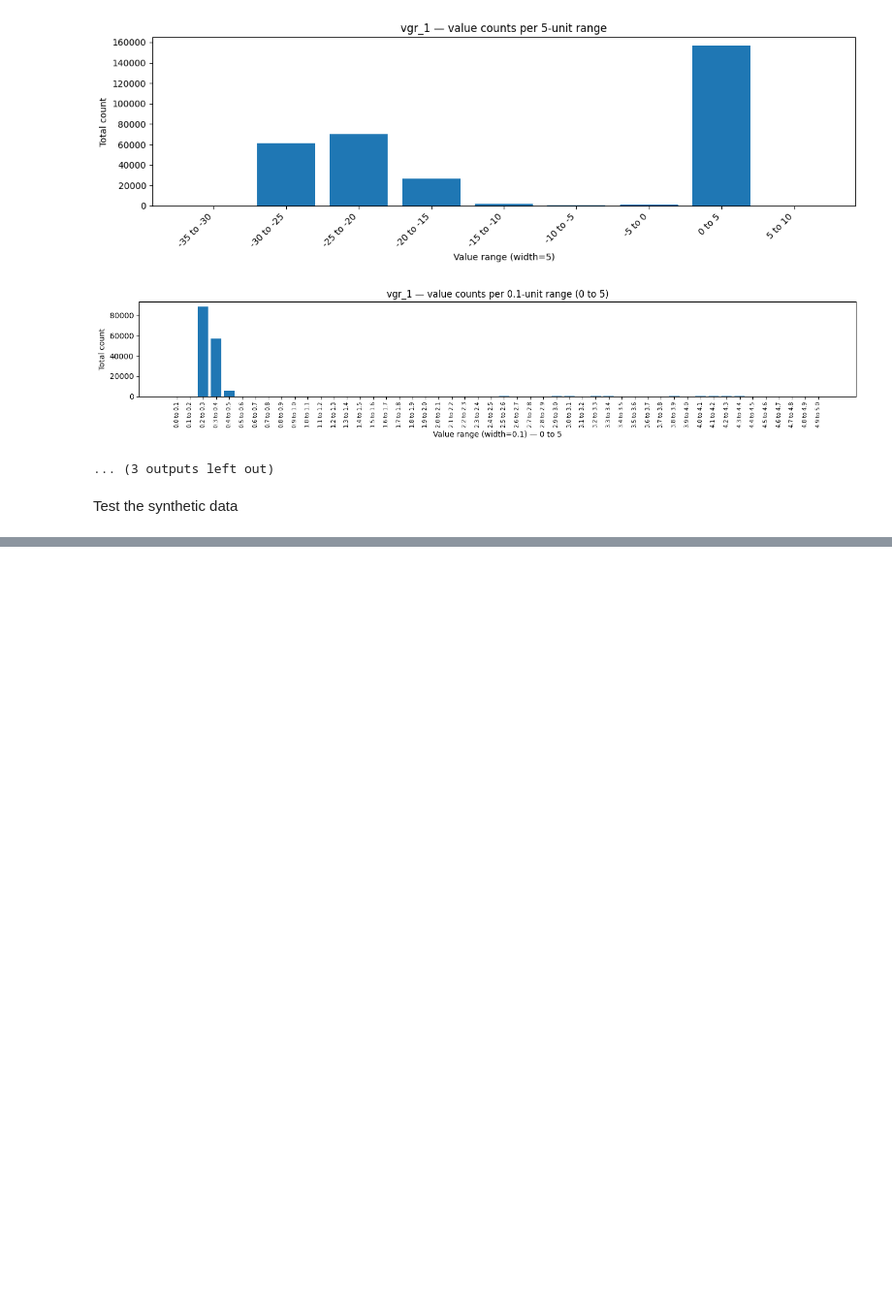
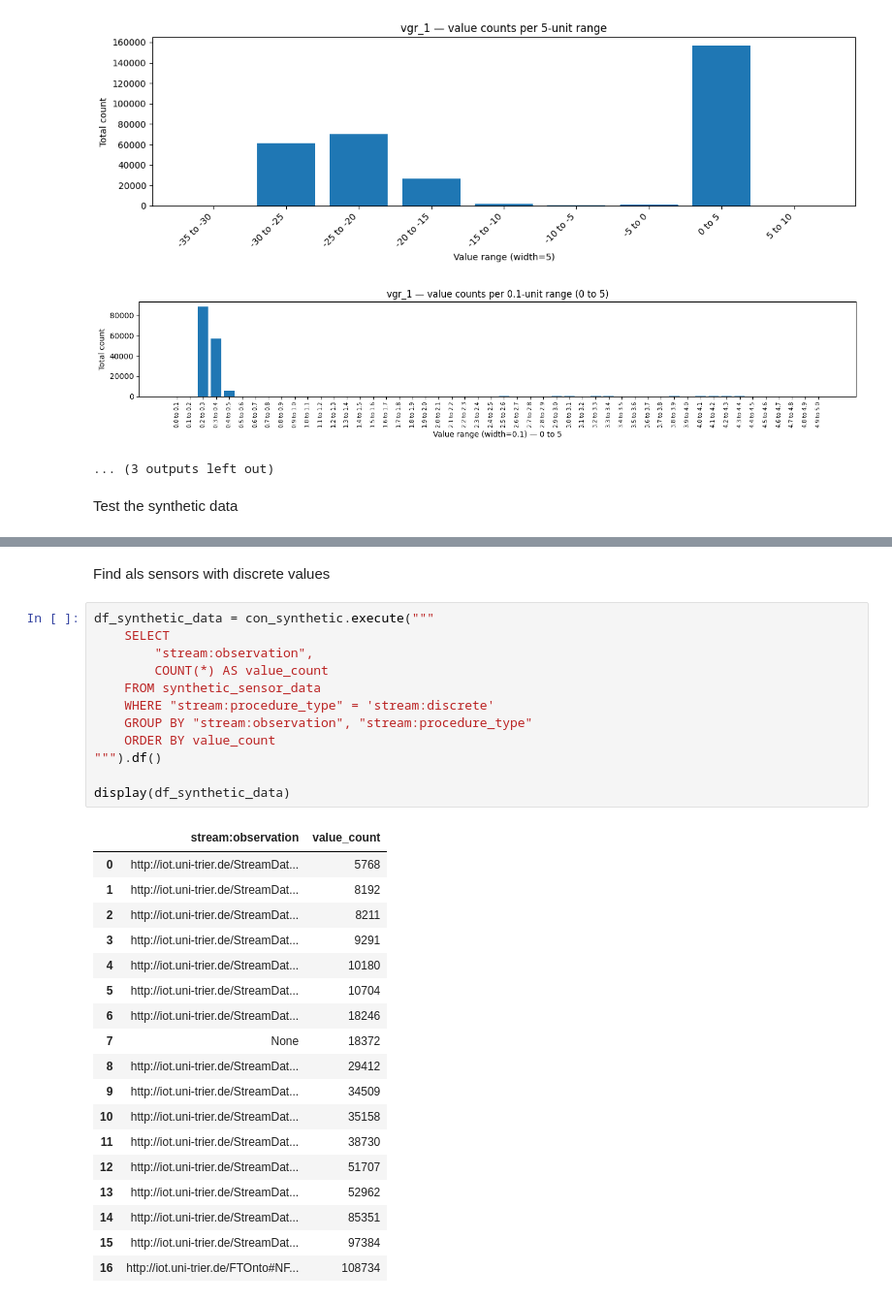
Before and after one commit to Olive305/Bachelor-thesis, a Jupyter notebook: Data/IoT enriched event log paper/document_log_content.ipynb, the cells around one changed output, grey strips where cells are left out. Shown at 97% size. Saved outputs shown, nothing was run; the diff lists cells and outputs as text; blank space fills up the shorter version.

```diff
--- a/Data/IoT enriched event log paper/document_log_content.ipynb
+++ b/Data/IoT enriched event log paper/document_log_content.ipynb
@@ -896,3 +897,36 @@ for res in resources:
 [figure]
 [figure]
 [figure]
+# %% [markdown]
+Find als sensors with discrete values
+# %%
+df_synthetic_data = con_synthetic.execute("""
+    SELECT
+        "stream:observation",
+        COUNT(*) AS value_count
+    FROM synthetic_sensor_data
+    WHERE "stream:procedure_type" = 'stream:discrete'
+    GROUP BY "stream:observation", "stream:procedure_type"
+    ORDER BY value_count
+""").df()
+
+display(df_synthetic_data)
+# %% [output]
+|  | stream:observation | value_count |
+| 0 | http://iot.uni-trier.de/StreamDat... | 5768 |
+| 1 | http://iot.uni-trier.de/StreamDat... | 8192 |
+| 2 | http://iot.uni-trier.de/StreamDat... | 8211 |
+| 3 | http://iot.uni-trier.de/StreamDat... | 9291 |
+| 4 | http://iot.uni-trier.de/StreamDat... | 10180 |
+| 5 | http://iot.uni-trier.de/StreamDat... | 10704 |
+| 6 | http://iot.uni-trier.de/StreamDat... | 18246 |
+| 7 | None | 18372 |
+| 8 | http://iot.uni-trier.de/StreamDat... | 29412 |
+| 9 | http://iot.uni-trier.de/StreamDat... | 34509 |
+| 10 | http://iot.uni-trier.de/StreamDat... | 35158 |
+| 11 | http://iot.uni-trier.de/StreamDat... | 38730 |
+| 12 | http://iot.uni-trier.de/StreamDat... | 51707 |
+| 13 | http://iot.uni-trier.de/StreamDat... | 52962 |
+| 14 | http://iot.uni-trier.de/StreamDat... | 85351 |
+| 15 | http://iot.uni-trier.de/StreamDat... | 97384 |
+| 16 | http://iot.uni-trier.de/FTOnto#NF... | 108734 |
```
Also changed, not shown: parts of 14 cells of this notebook, 6 other files.
